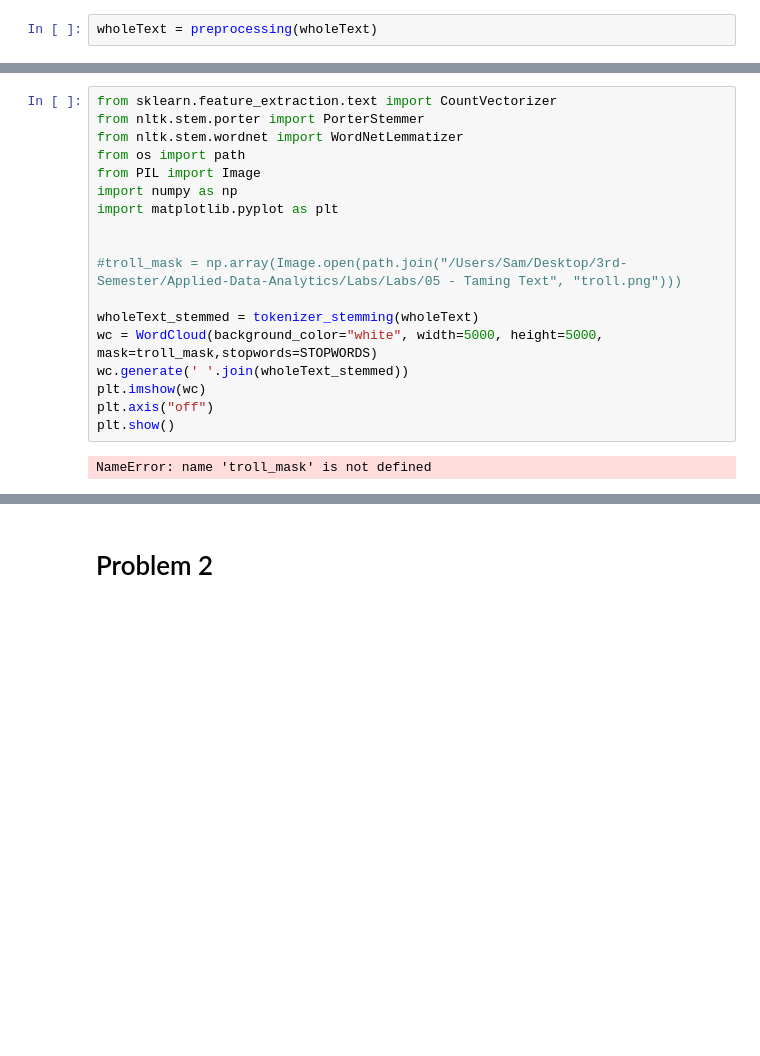
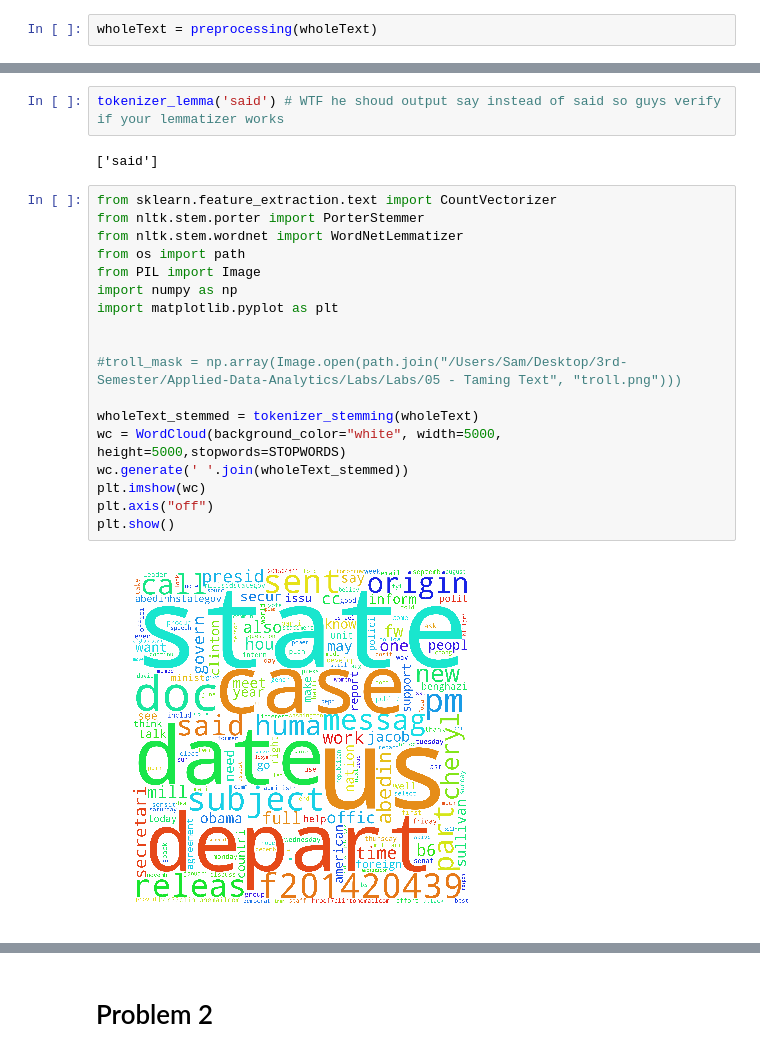
Before and after one commit to NevenaR/Homework, a Jupyter notebook: HW-5/HW05.ipynb, the cells around one changed output, grey strips where cells are left out. Drawn from its saved outputs; the diff is of its cells as text; blank space fills up the shorter version.

```diff
--- a/HW-5/HW05.ipynb
+++ b/HW-5/HW05.ipynb
@@ -182,21 +200,25 @@ NameError: name 'WordNetLemmatizer' is not defined
+# %%
+tokenizer_lemma('said') # WTF he shoud output say instead of said so guys verify if your lemmatizer works
+# %% [output]
+['said']
 # %%
 from sklearn.feature_extraction.text import CountVectorizer
 from nltk.stem.porter import PorterStemmer
 from nltk.stem.wordnet import WordNetLemmatizer
 from os import path
 from PIL import Image
 import numpy as np
 import matplotlib.pyplot as plt
 
 
 #troll_mask = np.array(Image.open(path.join("/Users/Sam/Desktop/3rd-Semester/Applied-Data-Analytics/Labs/Labs/05 - Taming Text", "troll.png")))
 
 wholeText_stemmed = tokenizer_stemming(wholeText)
-wc = WordCloud(background_color="white", width=5000, height=5000, mask=troll_mask,stopwords=STOPWORDS)
+wc = WordCloud(background_color="white", width=5000, height=5000,stopwords=STOPWORDS)
 wc.generate(' '.join(wholeText_stemmed))
 plt.imshow(wc)
 plt.axis("off")
 plt.show()
 # %% [output]
-NameError: name 'troll_mask' is not defined
+[figure, added]
 # %%
```
Also changed, not shown: parts of 38 cells of this notebook.
